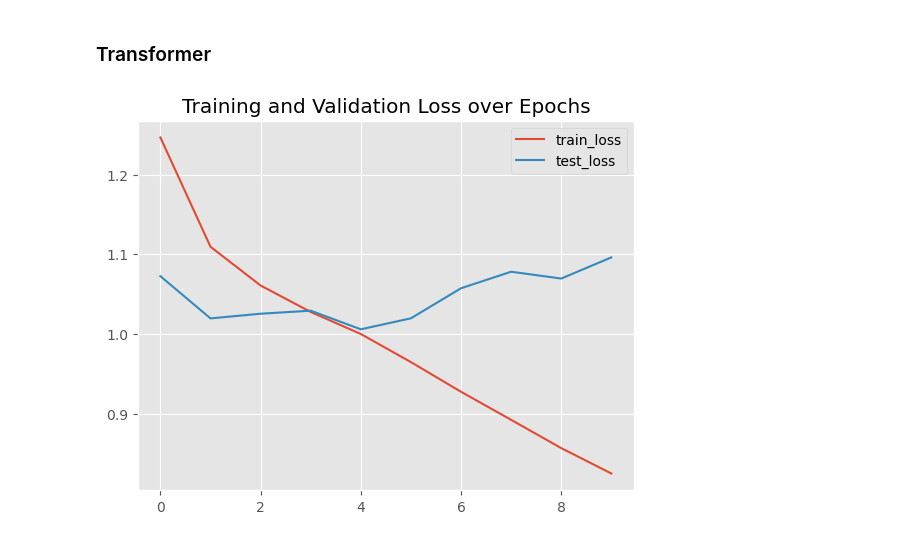
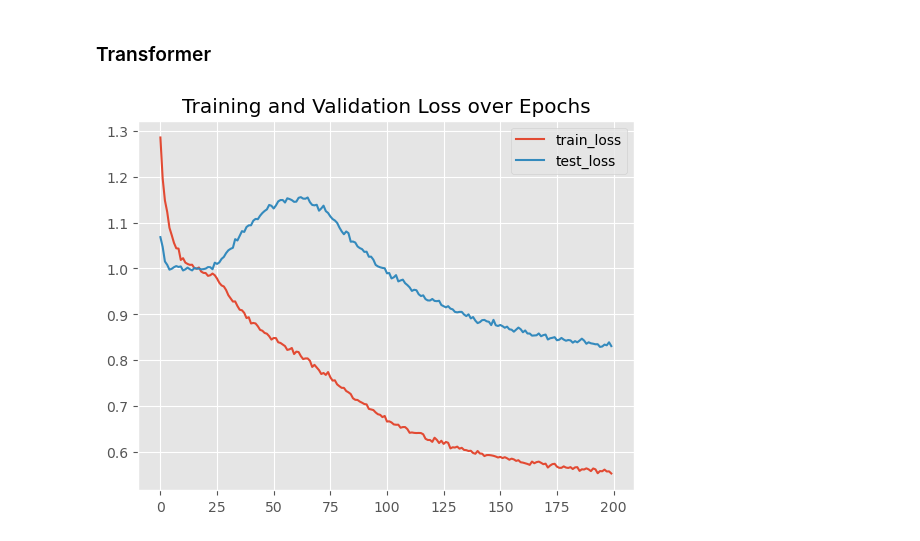
Before and after one commit to cyrilgarcia009/TSNN, a Jupyter notebook: notebooks/generators.ipynb, the cells around one changed output. Saved outputs shown, nothing was run; the diff lists cells and outputs as text; code cells hidden in the pictures.

```diff
--- a/notebooks/generators.ipynb
+++ b/notebooks/generators.ipynb
@@ -32,4 +50,4 @@ plt.style.use('ggplot')
 # %%
-z = generators.Generator(1000, 100, 10)
+z = generators.Generator(Config.T, Config.n_ts, Config.n_f)
 # %%
 %%time
@@ -182,7 +197,7 @@ comp.correl(z, mode='test')
 ### Transformer
 # %%
 class TransformerEncoderModel(nn.Module):
-    def __init__(self, n_f, n_rolling, d_model=64, nhead=4, num_layers=1, dropout=0.1):
+    def __init__(self, n_f, n_rolling, d_model=64, nhead=4, num_layers=1, dropout=0.5):
         super().__init__()
         self.input_dim = n_f
         self.d_model = d_model
@@ -376,7 +389,7 @@ comp.correl(z, mode='test')
 ### Transformer
 # %%
 class TransformerEncoderModel(nn.Module):
-    def __init__(self, n_ts, n_f, n_rolling, d_model=128, nhead=8, num_layers=2, dropout=0.5):
+    def __init__(self, n_ts, n_f, n_rolling, d_model=128, nhead=8, num_layers=2, dropout=0.8):
         super().__init__()
         self.input_dim = n_ts * n_f
         self.d_model = d_model
@@ -412,21 +425,22 @@ class TransformerEncoderModel(nn.Module):
         x = self.input_proj(x) + self.pos_embedding[:, :n_rolling, :]
 
         # pass through Transformer encoder
-        encoded = self.encoder(x, src_key_padding_mask=mask)
+        causal_mask = torch.triu(torch.ones(n_rolling, n_rolling, device=x.device), diagonal=1).bool()
+        encoded = self.encoder(x, mask=causal_mask)
 
         # last time step’s embedding for prediction
         out = self.decoder(encoded[:, -1, :])  # (B, N)
         return out
 # %%
-m = TransformerEncoderModel(100, 10, 10).to(device)
+m = TransformerEncoderModel(Config.n_ts, Config.n_f, 10).to(device)
 optimizer = torch.optim.Adam(m.parameters(), lr=0.001)
 
 
 model_torch = torch_benchmarks.TorchWrapper(m, optimizer=optimizer)
 # %%
-model_torch.fit(z.train, test=z.test, epochs=10)
+model_torch.fit(z.train, test=z.test, epochs=200)
 # %% [output]
-[figure, old version]
+[figure, new version]
 # %%
 comp = benchmark_comparison.Comparator(models=[lasso, lr, model_lstm, model_torch], model_names=['lasso', 'lr', 'lstm', 'transformer'])
 # %%
```
Also changed, not shown: parts of 63 cells of this notebook.
